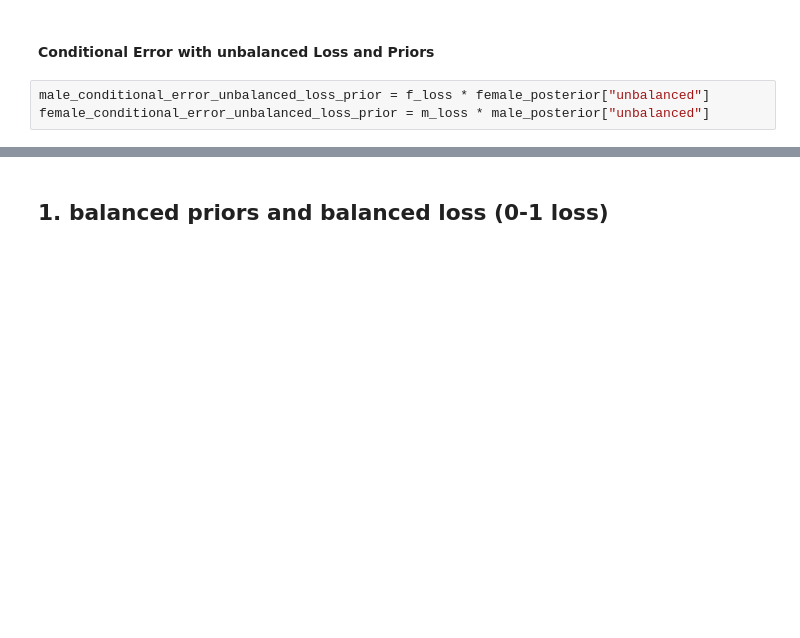
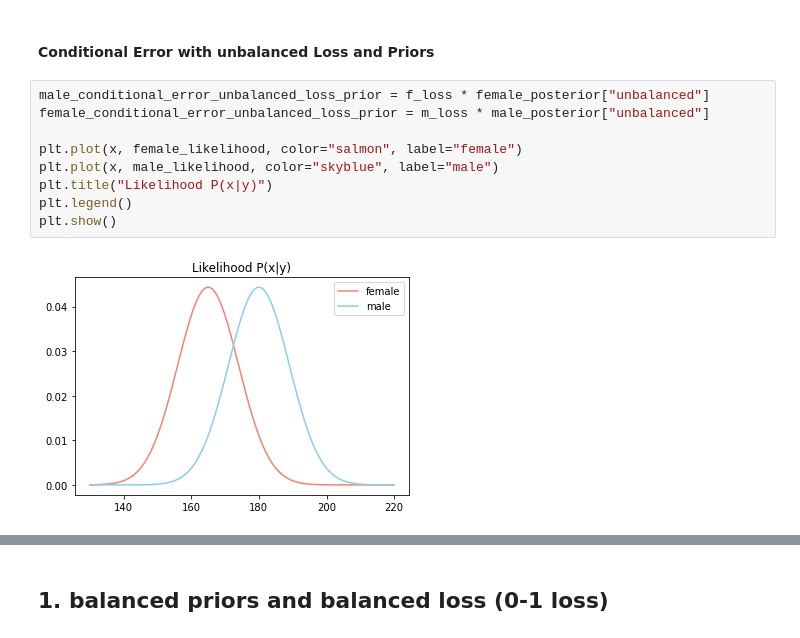
Before and after one commit to nabilfatih/Bayesian-Decision-Theory, a Jupyter notebook: talk.ipynb, the cells around one changed output, grey strips where cells are left out. Saved outputs shown, nothing was run; the diff lists cells and outputs as text; blank space fills up the shorter version.

Commit message:
add powerpoint and add more plot

```diff
--- a/talk.ipynb
+++ b/talk.ipynb
@@ -93,6 +93,14 @@ male_conditional_error_unbalanced_loss = f_loss * female_posterior["balanced"]
 female_conditional_error_unbalanced_loss = m_loss * male_posterior["balanced"]
 # %% [markdown]
 #### Conditional Error with unbalanced Loss and Priors
-# %%
-male_conditional_error_unbalanced_loss_prior = f_loss * female_posterior["unbalanced"]
-female_conditional_error_unbalanced_loss_prior = m_loss * male_posterior["unbalanced"]
+# %%
+male_conditional_error_unbalanced_loss_prior = f_loss * female_posterior["unbalanced"]
+female_conditional_error_unbalanced_loss_prior = m_loss * male_posterior["unbalanced"]
+
+plt.plot(x, female_likelihood, color="salmon", label="female")
+plt.plot(x, male_likelihood, color="skyblue", label="male")
+plt.title("Likelihood P(x|y)")
+plt.legend()
+plt.show()
+# %% [output]
+[figure, added]
```
Also changed, not shown: parts of 8 cells of this notebook, 2 other files.
